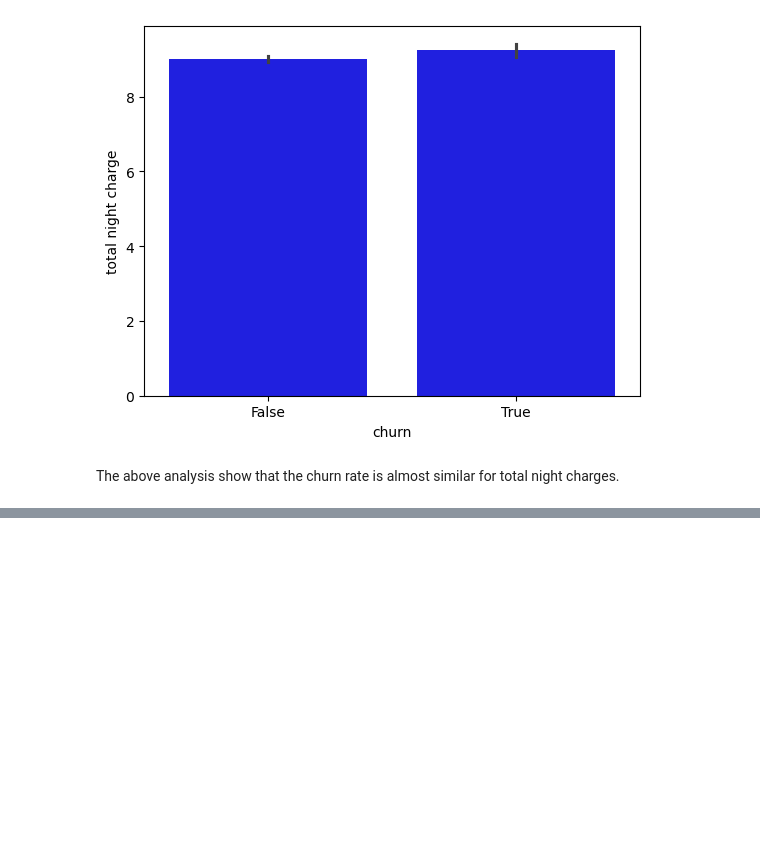
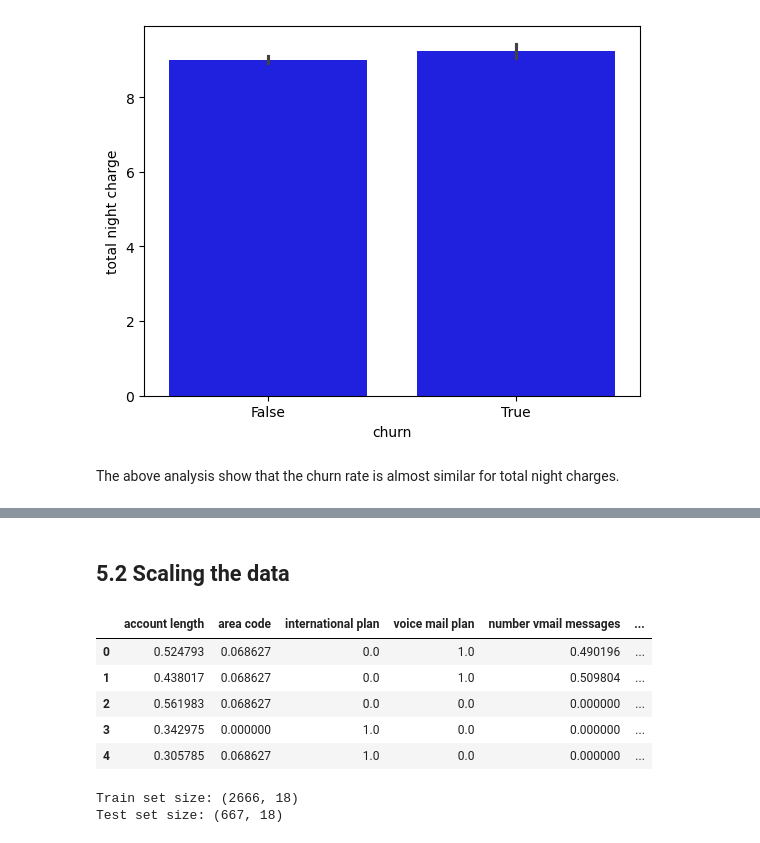
Before and after one commit to DavidChege1/SyriaTel-telecommunications-company, a Jupyter notebook: Index.ipynb, the cells around one changed output, grey strips where cells are left out. Saved outputs shown, nothing was run; the diff lists cells and outputs as text; code cells hidden in the pictures; blank space fills up the shorter version.

```diff
--- a/Index.ipynb
+++ b/Index.ipynb
@@ -218,0 +241,45 @@ The above analysis show that the churn rate is almost similar for total night ch
+# %%
+# Removing the phone number and state column
+df1 = df.drop(['phone number', 'state'], axis=1)
+
+# change categorical data into numerical data
+df1['international plan'] = df1['international plan'].map({'no': 0, 'yes': 1})
+df1['voice mail plan'] = df1['voice mail plan'].map({'no': 0, 'yes': 1})
+df1['churn'] = df1['churn'].map({False : 0, True : 1})
+# %% [markdown]
+## 5.2 Scaling the data
+# %%
+from sklearn.preprocessing import MinMaxScaler
+
+scaler = MinMaxScaler()
+
+# Define function for scaling a column
+def scaling(column):
+    return scaler.fit_transform(df1[[column]])
+
+# Iterate through numerical columns and scale them
+for column in df1.select_dtypes(include=[np.number]).columns:
+    df1[[column]] = scaling(column)
+
+df1.head()
+# %% [output]
+|  | account length | area code | international plan | voice mail plan | number vmail messages | ... |
+| 0 | 0.524793 | 0.068627 | 0.0 | 1.0 | 0.490196 | ... |
+| 1 | 0.438017 | 0.068627 | 0.0 | 1.0 | 0.509804 | ... |
+| 2 | 0.561983 | 0.068627 | 0.0 | 0.0 | 0.000000 | ... |
+| 3 | 0.342975 | 0.000000 | 1.0 | 0.0 | 0.000000 | ... |
+| 4 | 0.305785 | 0.068627 | 1.0 | 0.0 | 0.000000 | ... |
+# %%
+# Creating a Test and Train Dataset
+y = df1['churn']
+X = df1.drop(['churn'], axis=1)
+
+from sklearn.model_selection import train_test_split
+X_train, X_test, y_train, y_test = train_test_split(X, y, test_size=0.2, random_state=42)
+
+# Check the shapes of the split data
+print("Train set size:", X_train.shape)
+print("Test set size:", X_test.shape)
+# %% [output]
+Train set size: (2666, 18)
+Test set size: (667, 18)
```
Also changed, not shown: parts of 5 cells of this notebook, 1 other file.
